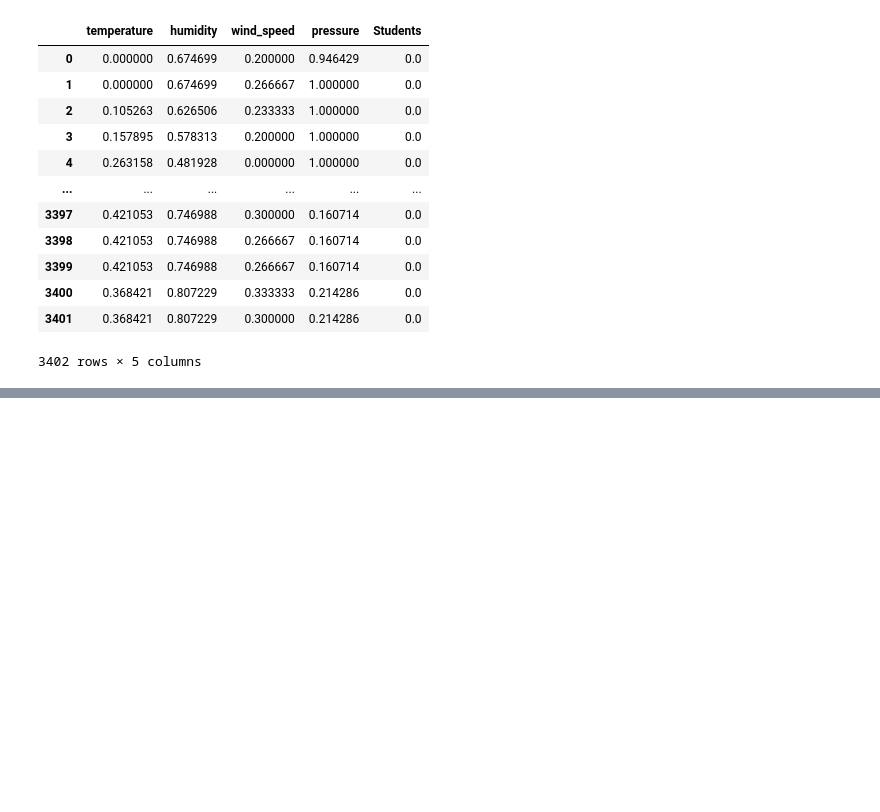
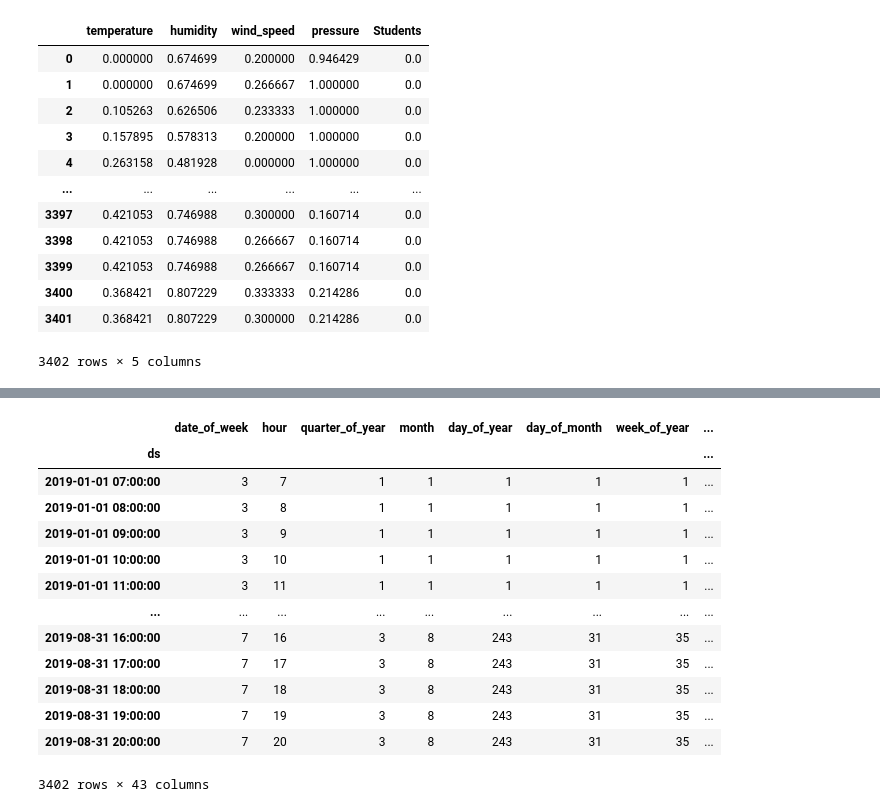
Before and after one commit to winnpm/ha-mo_data_visualization, a Jupyter notebook: Final Models.ipynb, the cells around one changed output, grey strips where cells are left out. Saved outputs shown, nothing was run; the diff lists cells and outputs as text; code cells hidden in the pictures; blank space fills up the shorter version.

```diff
--- a/Final Models.ipynb
+++ b/Final Models.ipynb
@@ -607,6 +471,21 @@ endo
 # %%
-exo = X_train_clone.drop(['y', 'count_0412', 'count_1211', 'Students'],axis=1)
+exo = X_train_clone.drop(['y', 'count_0412', 'count_1211'],axis=1)
 exo['ds'] = pd.to_datetime(exo['ds'], dayfirst=True)
 exo.set_index('ds', inplace=True)
 exo
+# %% [output]
+|  | date_of_week | hour | quarter_of_year | month | day_of_year | day_of_month | week_of_year | ... |
+| ds |  |  |  |  |  |  |  | ... |
+| 2019-01-01 07:00:00 | 3 | 7 | 1 | 1 | 1 | 1 | 1 | ... |
+| 2019-01-01 08:00:00 | 3 | 8 | 1 | 1 | 1 | 1 | 1 | ... |
+| 2019-01-01 09:00:00 | 3 | 9 | 1 | 1 | 1 | 1 | 1 | ... |
+| 2019-01-01 10:00:00 | 3 | 10 | 1 | 1 | 1 | 1 | 1 | ... |
+| 2019-01-01 11:00:00 | 3 | 11 | 1 | 1 | 1 | 1 | 1 | ... |
+| ... | ... | ... | ... | ... | ... | ... | ... | ... |
+| 2019-08-31 16:00:00 | 7 | 16 | 3 | 8 | 243 | 31 | 35 | ... |
+| 2019-08-31 17:00:00 | 7 | 17 | 3 | 8 | 243 | 31 | 35 | ... |
+| 2019-08-31 18:00:00 | 7 | 18 | 3 | 8 | 243 | 31 | 35 | ... |
+| 2019-08-31 19:00:00 | 7 | 19 | 3 | 8 | 243 | 31 | 35 | ... |
+| 2019-08-31 20:00:00 | 7 | 20 | 3 | 8 | 243 | 31 | 35 | ... |
+3402 rows × 43 columns
 # %%
```
Also changed, not shown: parts of 20 cells of this notebook, 2 other files.
